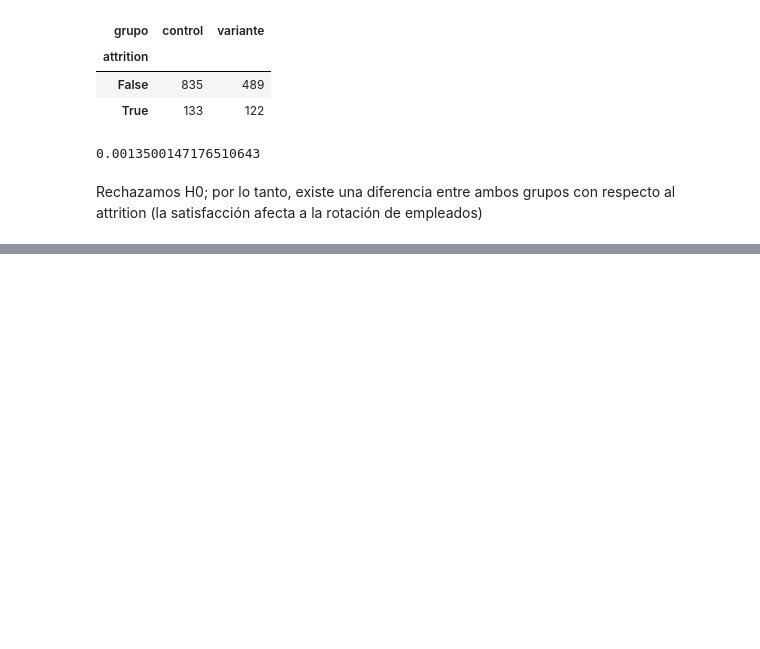
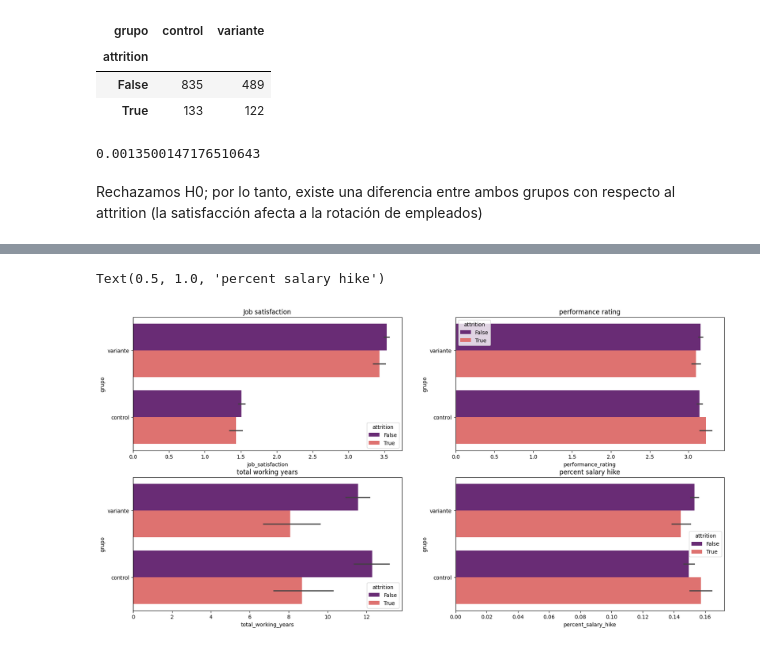
Before and after one commit to icorreald/proyecto-da-promo-G-modulo-3-team-3, a Jupyter notebook: notebooks-trabajo/isa.ipynb, the cells around one changed output, grey strips where cells are left out. Cells and saved outputs as stored; diff of their text form; code cells hidden in the pictures; blank space fills up the shorter version.

```diff
--- a/notebooks-trabajo/isa.ipynb
+++ b/notebooks-trabajo/isa.ipynb
@@ -1011,0 +1181,3 @@ Rechazamos H0; por lo tanto, existe una diferencia entre ambos grupos con respec
+# %%
+df3 = df[['job_satisfaction', 'performance_rating', 'total_working_years','percent_salary_hike', 'attrition']]
+df3['grupo'] = df3['job_satisfaction'].apply(lambda x : 'variante' if x >= 3 else 'control')
@@ -1011,0 +1214,34 @@ Rechazamos H0; por lo tanto, existe una diferencia entre ambos grupos con respec
+# %%
+fig, axes = plt.subplots(nrows = 2, ncols = 2, figsize = (20,10))
+sns.barplot(x = "job_satisfaction",
+            hue = "attrition",
+            y = 'grupo',
+            data = df3,
+            ax = axes[0][0],
+            palette = "magma")
+sns.barplot(x = "performance_rating",
+            hue = "attrition",
+            y = 'grupo',
+            data = df3,
+            ax = axes[0][1],
+            palette = "magma")
+sns.barplot(x = "total_working_years",
+            hue = "attrition",
+            y = 'grupo',
+            data = df3,
+            ax = axes[1][0],
+            palette = "magma")
+sns.barplot(x = "percent_salary_hike",
+            hue = "attrition",
+            y = 'grupo',
+            data = df3,
+            ax = axes[1][1],
+            palette = "magma")
+
+axes[0][0].set_title('Job satisfaction')
+axes[0][1].set_title('performance rating')
+axes[1][0].set_title('total working years')
+axes[1][1].set_title('percent salary hike')
+# %% [output]
+Text(0.5, 1.0, 'percent salary hike')
+[figure, added]
```
Also changed, not shown: parts of 26 cells of this notebook, 2 other files.
